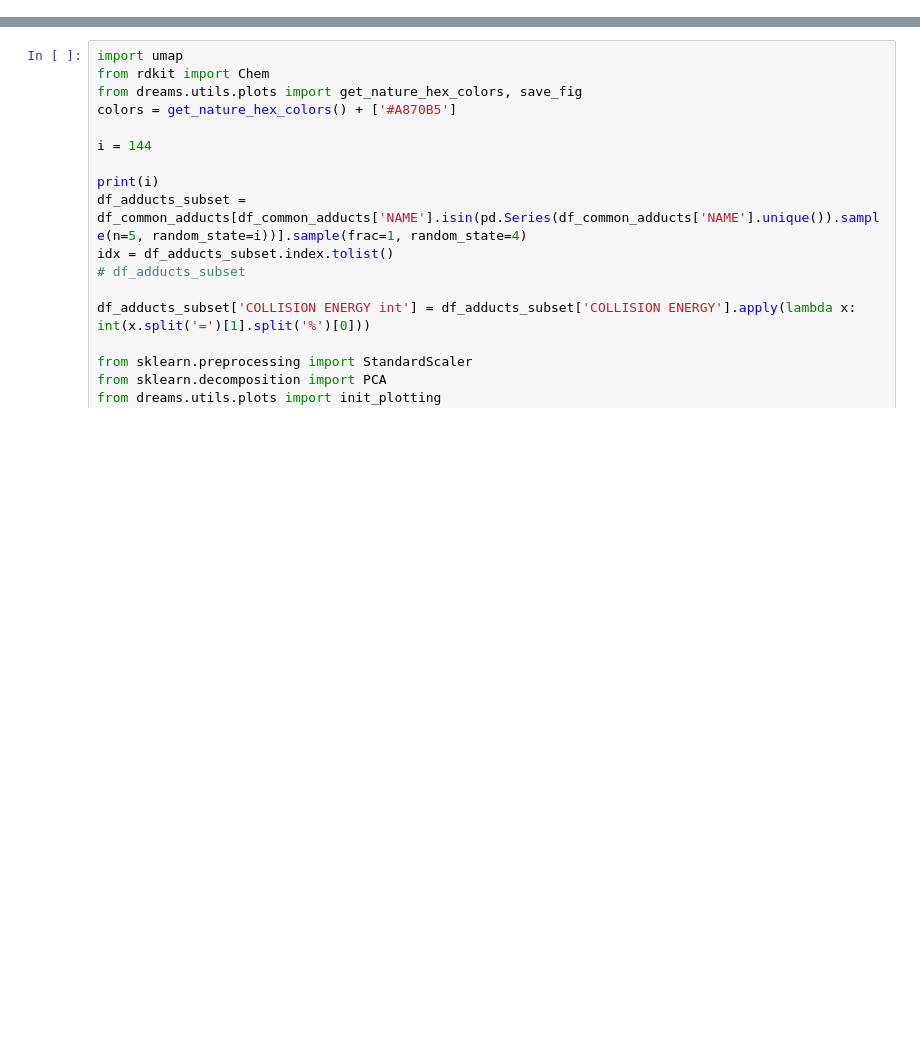
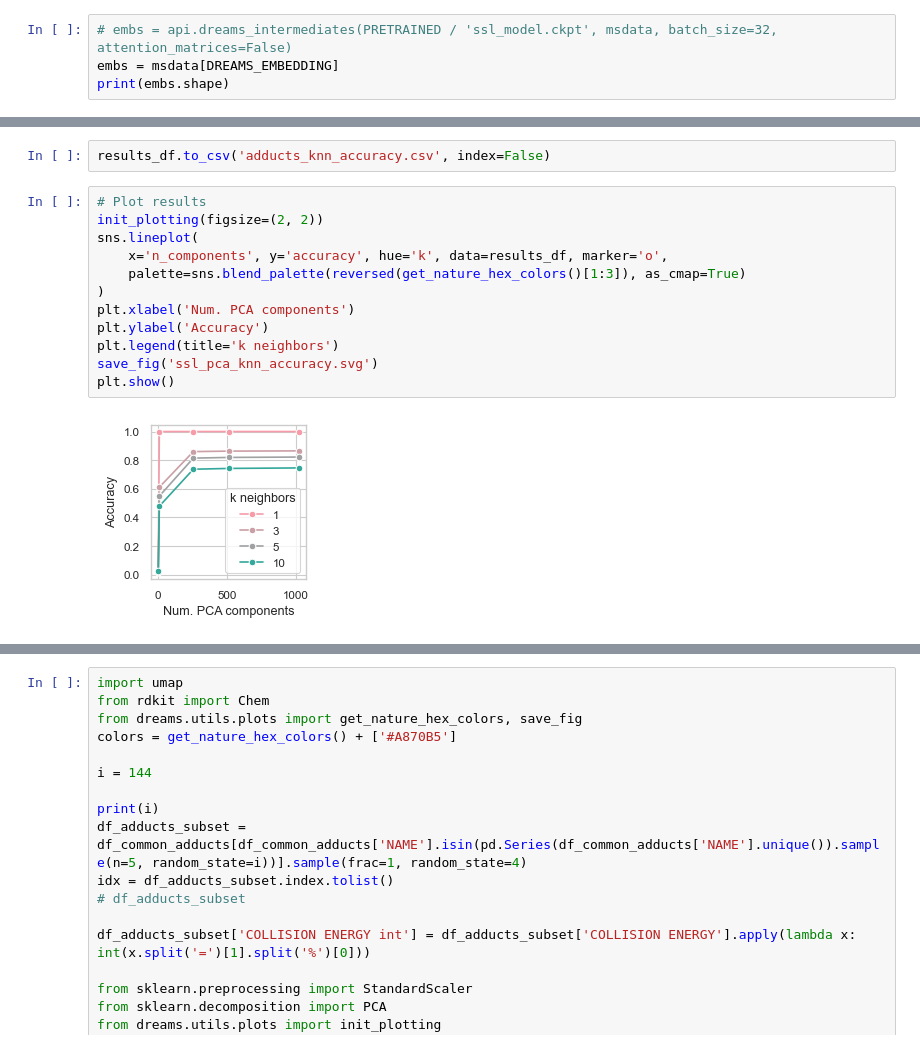
Before and after one commit to pluskal-lab/DreaMS, a Jupyter notebook: experiments/embeddings_projections/adducts.ipynb, the cells around one changed output, grey strips where cells are left out. Saved outputs shown, nothing was run; the diff lists cells and outputs as text; blank space fills up the shorter version.

Commit message:
Add PCA accuracy experiment

```diff
--- a/experiments/embeddings_projections/adducts.ipynb
+++ b/experiments/embeddings_projections/adducts.ipynb
@@ -19,0 +42,4 @@ df = pd.read_pickle(NIST20 / 'nist20_clean_A.pkl')
+# %%
+# embs = api.dreams_intermediates(PRETRAINED / 'ssl_model.ckpt', msdata, batch_size=32, attention_matrices=False)
+embs = msdata[DREAMS_EMBEDDING]
+print(embs.shape)
@@ -19,0 +100,16 @@ df = pd.read_pickle(NIST20 / 'nist20_clean_A.pkl')
+# %%
+results_df.to_csv('adducts_knn_accuracy.csv', index=False)
+# %%
+# Plot results
+init_plotting(figsize=(2, 2))
+sns.lineplot(
+    x='n_components', y='accuracy', hue='k', data=results_df, marker='o',
+    palette=sns.blend_palette(reversed(get_nature_hex_colors()[1:3]), as_cmap=True)
+)
+plt.xlabel('Num. PCA components')
+plt.ylabel('Accuracy')
+plt.legend(title='k neighbors')
+save_fig('ssl_pca_knn_accuracy.svg')
+plt.show()
+# %% [output]
+[figure, added]
```
Also changed, not shown: parts of 9 cells of this notebook.
